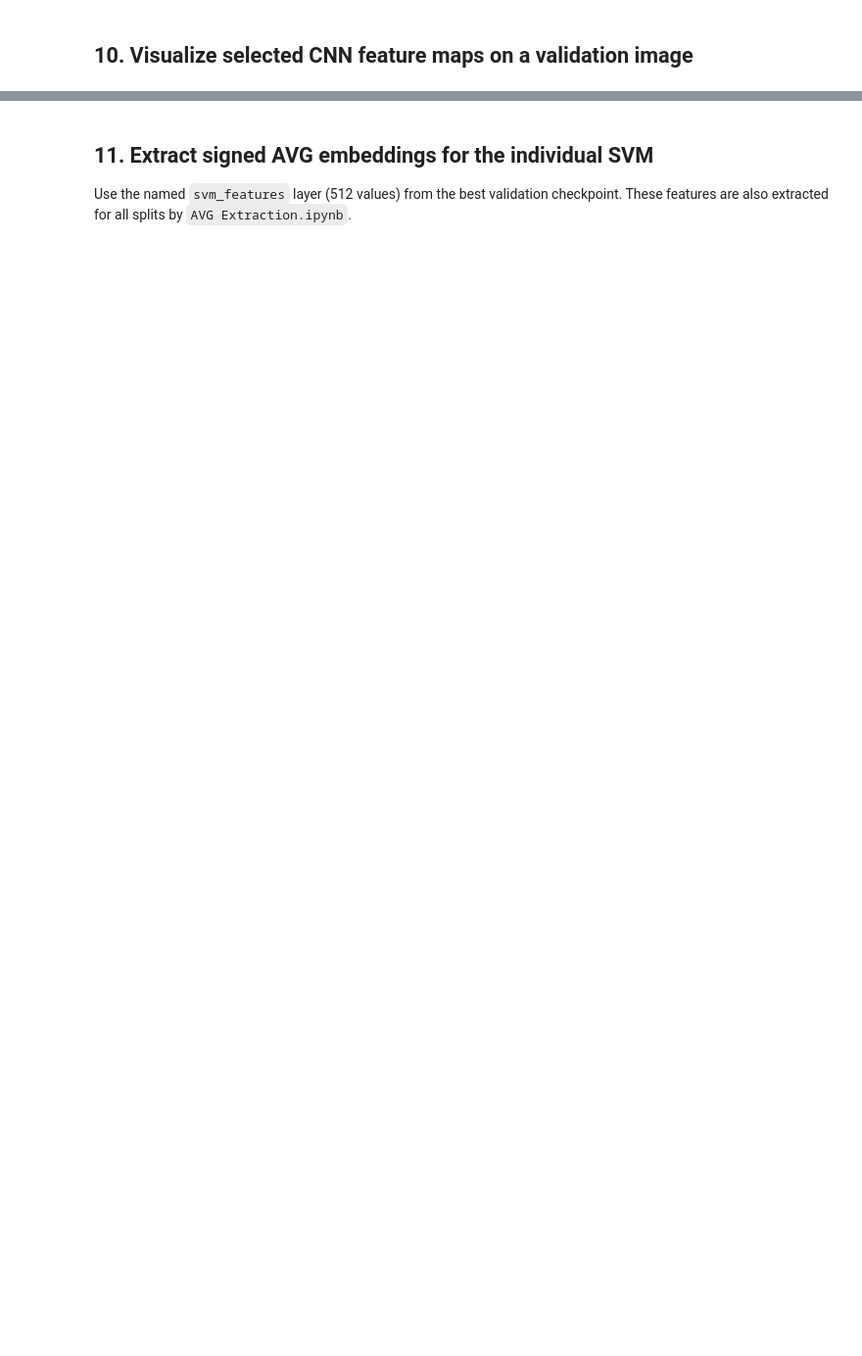
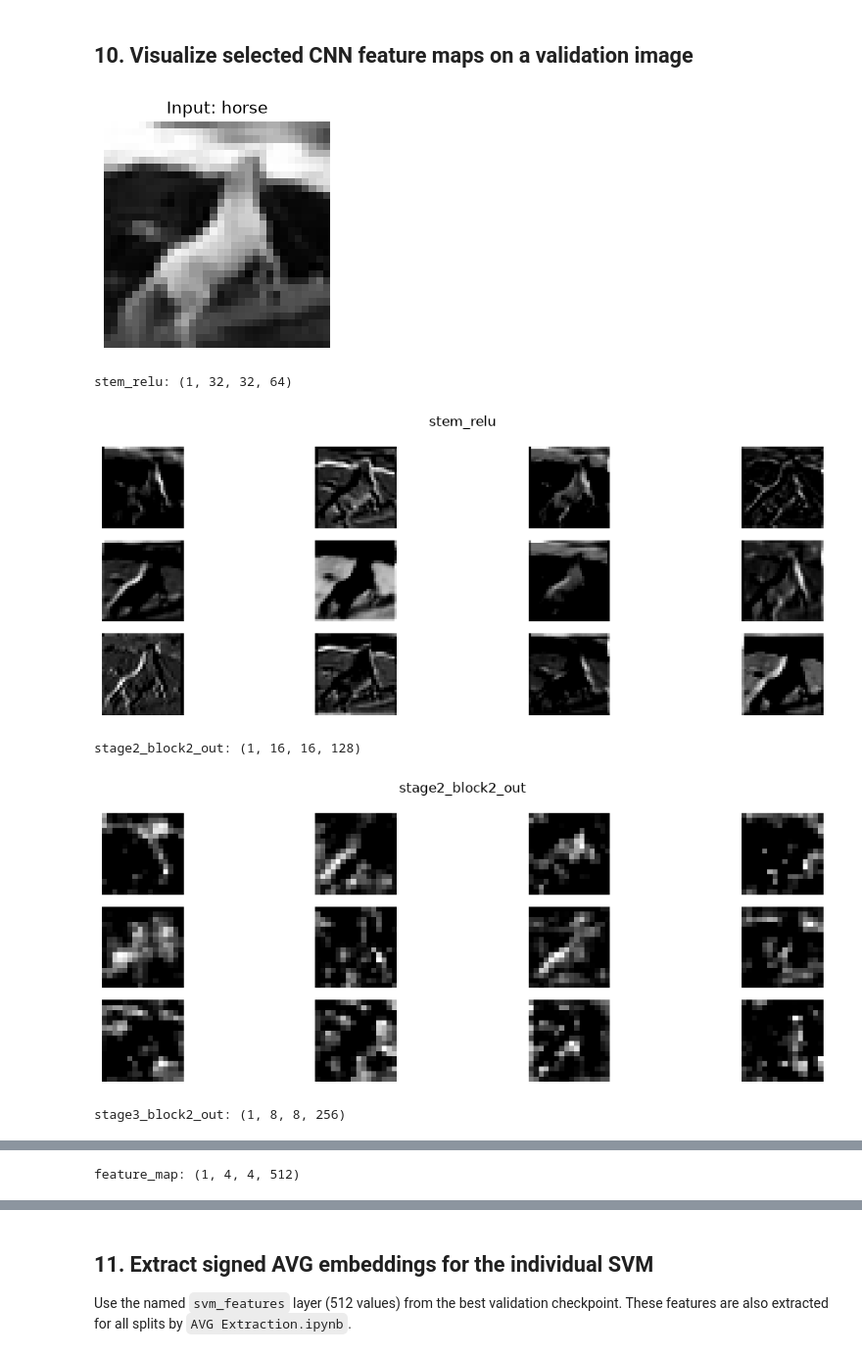
Before and after one commit to afrizaldwi/BDA_Project, a Jupyter notebook: tugas-7/AVG Training.ipynb, the cells around one changed output, grey strips where cells are left out. Shown at 98% size. Saved outputs shown, nothing was run; the diff lists cells and outputs as text; code cells hidden in the pictures; blank space fills up the shorter version.

```diff
--- a/tugas-7/AVG Training.ipynb
+++ b/tugas-7/AVG Training.ipynb
@@ -392,22 +883,32 @@ print(
 # %%
 FEATURE_MAP_LAYERS = ["stem_relu", "stage2_block2_out", "stage3_block2_out", "feature_map"]
 feature_map_model = Model(best_cnn.input, [best_cnn.get_layer(name).output for name in FEATURE_MAP_LAYERS])
+
 sample_index = 0
 sample_image = X_val[sample_index:sample_index + 1]
 feature_maps = feature_map_model.predict(sample_image, verbose=0)
+
 plt.figure(figsize=(3, 3))
 plt.imshow(sample_image[0, :, :, 0], cmap="gray")
 plt.title(f"Input: {labels[y_val[sample_index]]}")
 plt.axis("off")
 plt.show()
+
 for layer_name, fmap in zip(FEATURE_MAP_LAYERS, feature_maps):
     n_show = min(12, fmap.shape[-1])
     print(f"{layer_name}: {fmap.shape}")
     plt.figure(figsize=(12, 4))
     for i in range(n_show):
         plt.subplot(3, 4, i + 1)
-        plt.imshow(fmap[0, :, :, i], cmap="viridis")
+        plt.imshow(fmap[0, :, :, i], cmap="grey")
         plt.axis("off")
     plt.suptitle(layer_name)
     plt.tight_layout()
     plt.show()
+# %% [output]
+[figure, added]
+stem_relu: (1, 32, 32, 64)
+[figure, added]
+stage2_block2_out: (1, 16, 16, 128)
+[figure, added]
+stage3_block2_out: (1, 8, 8, 256)
@@ -413,0 +916 @@ for layer_name, fmap in zip(FEATURE_MAP_LAYERS, feature_maps):
+feature_map: (1, 4, 4, 512)
```
Also changed, not shown: parts of 24 cells of this notebook, 30 other files.
